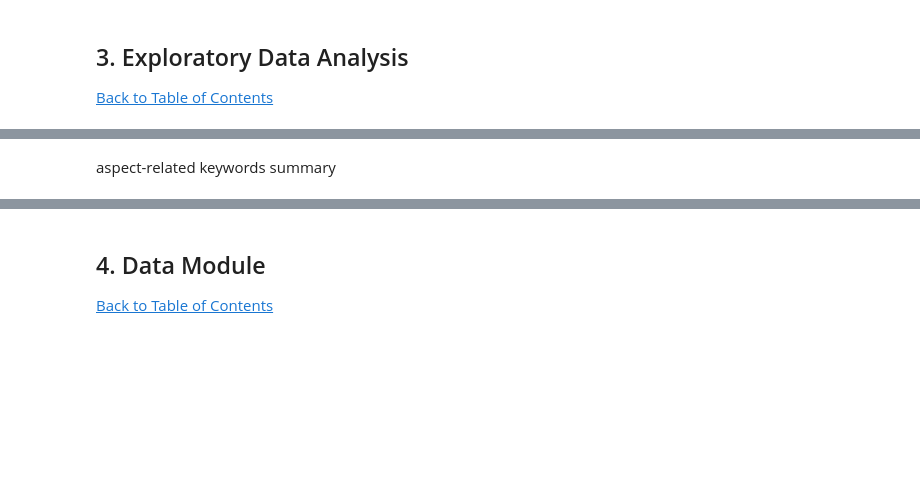
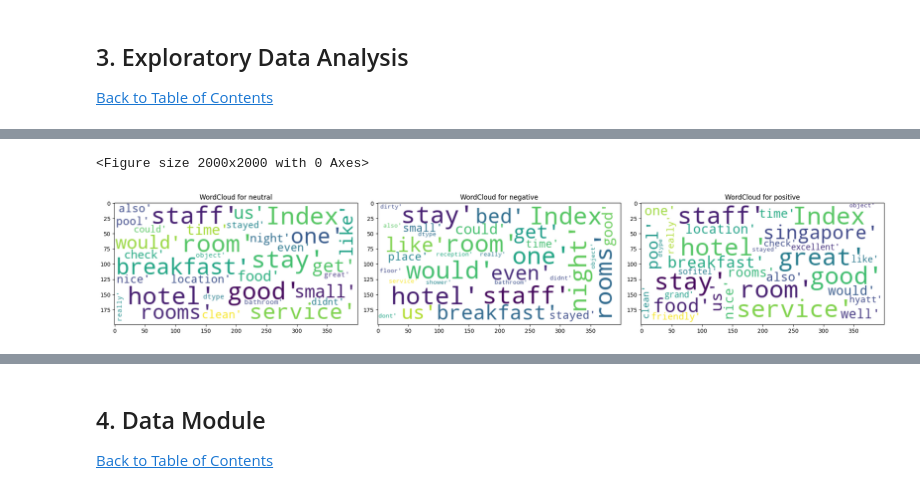
Before and after one commit to YanZehong/CS5242-ABSC, a Jupyter notebook: CS5242_GroupID26.ipynb, the cells around one changed output, grey strips where cells are left out. Drawn from its saved outputs; the diff is of its cells as text; code cells hidden in the pictures; blank space fills up the shorter version.

```diff
--- a/CS5242_GroupID26.ipynb
+++ b/CS5242_GroupID26.ipynb
@@ -184,4 +222,19 @@ plt.show()
-# %% [markdown]
-aspect-related keywords summary
+# %%
+plt.figure(figsize = (20,20))
+stopwords = set(STOPWORDS)
+more_stopwords = {'u', "im"}
+stopwords = stopwords.union(more_stopwords)
+fig, axes = plt.subplots(1, 3, figsize=(20,10.5))
+for axis, (target, words) in zip(axes.flatten(), word_counts.items()):
+    bar_info = pd.Series(words).value_counts()[:k]
+    wordcloud = WordCloud(background_color = 'white',stopwords=stopwords,max_words = 1000,\
+                      max_font_size = 40,random_state = 42).generate(str(bar_info.index))
+    axis.imshow(wordcloud)
+    axis.set_title(f'WordCloud for {sentiment_map[target]}')
+
+plt.tight_layout()
+# %% [output]
+<Figure size 2000x2000 with 0 Axes>
+[figure, added]
 # %%
 # display length distribution for a specific aspect
```
Also changed, not shown: parts of 36 cells of this notebook, 3 other files.
